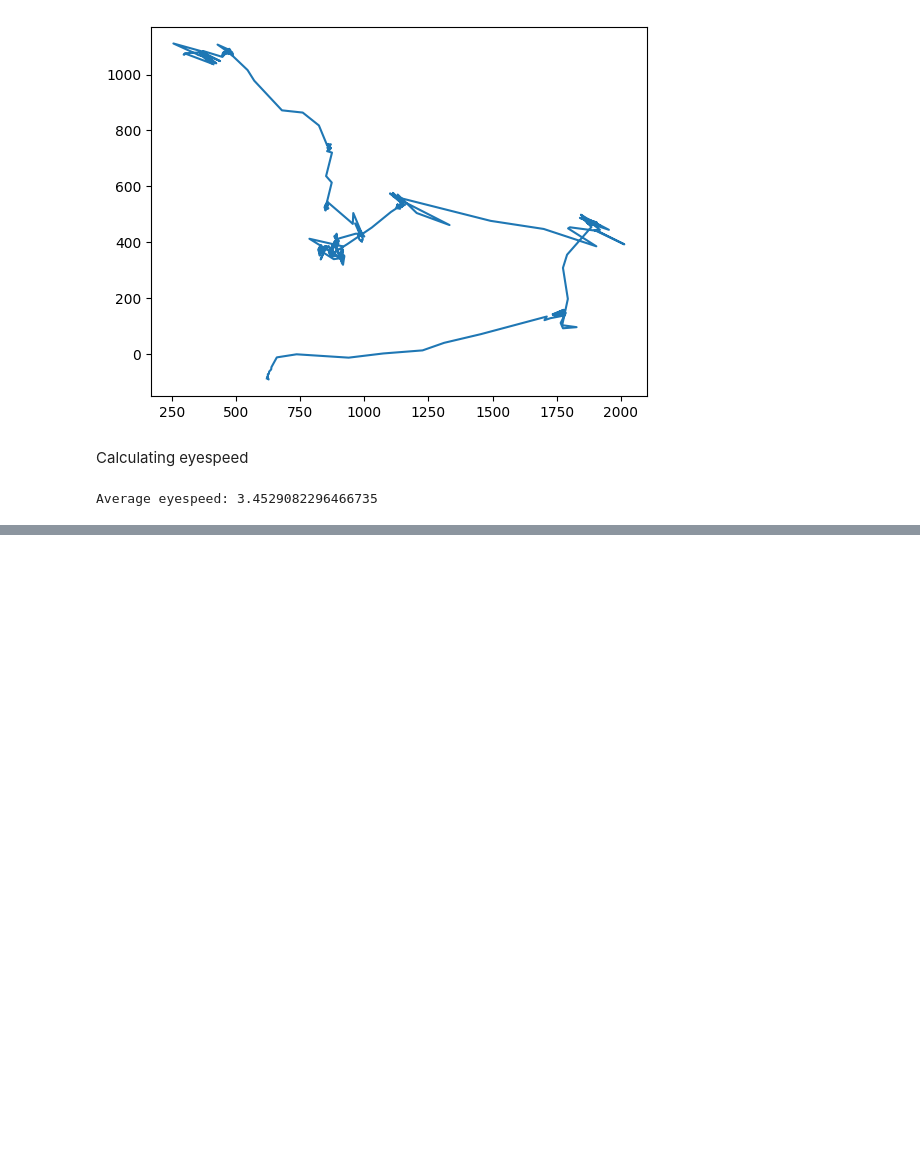
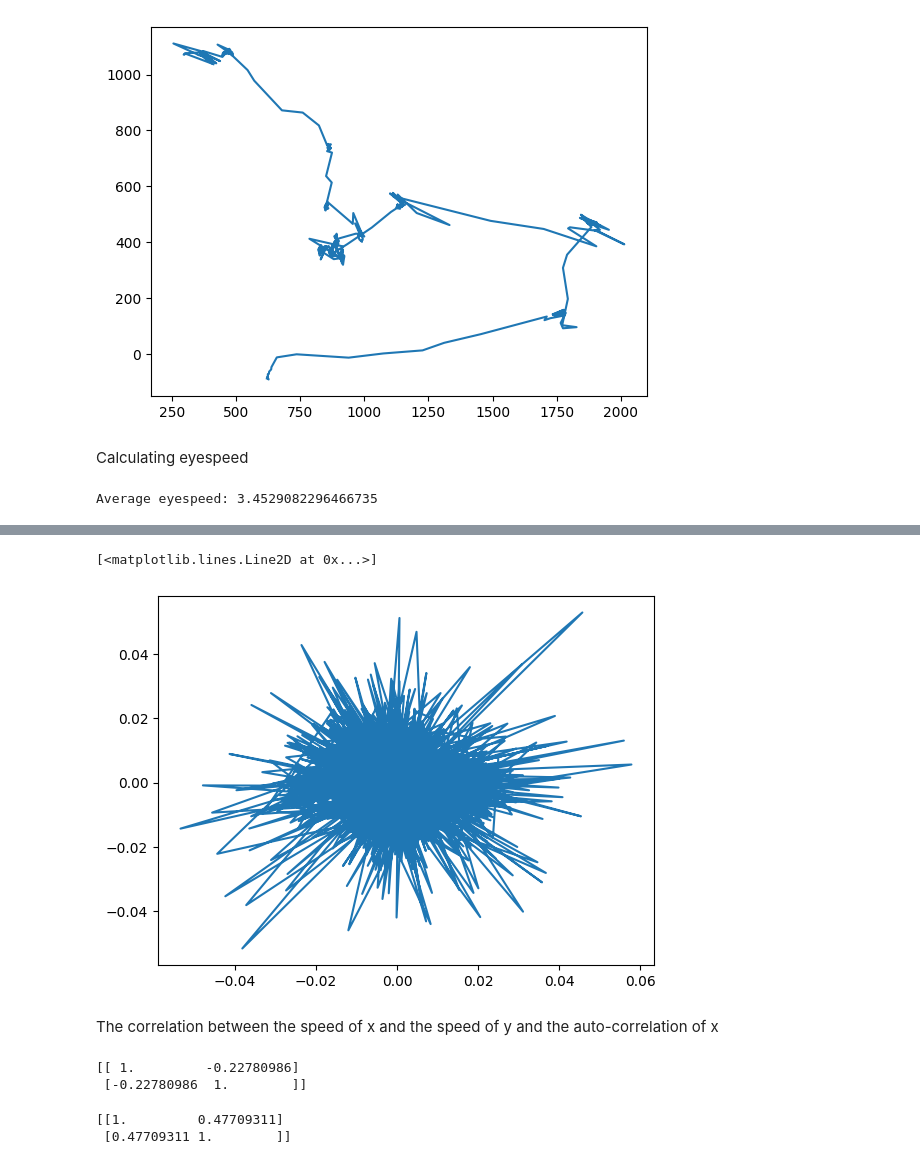
Before and after one commit to KhalidAFarah/StatisticalLearning, a Jupyter notebook: week1/assignment.ipynb, the cells around one changed output, grey strips where cells are left out. Cells and saved outputs as stored; diff of their text form; code cells hidden in the pictures; blank space fills up the shorter version.

```diff
--- a/week1/assignment.ipynb
+++ b/week1/assignment.ipynb
@@ -151,0 +178,18 @@ row['Gaze point X']
+# %%
+plt.plot(vx, vy)
+# %% [output]
+[<matplotlib.lines.Line2D at 0x...>]
+[figure, added]
+# %% [markdown]
+The correlation between the speed of x and the speed of y and the auto-correlation of x
+# %%
+# pd.corr(vx, vy)
+print(np.corrcoef(vx, vy)) # direction and speed as x or y grows by one
+# %% [output]
+[[ 1.         -0.22780986]
+ [-0.22780986  1.        ]]
+# %%
+print(np.corrcoef(np.abs(vx), np.abs(vy))) # the absolute growth as x or y grows by one
+# %% [output]
+[[1.         0.47709311]
+ [0.47709311 1.        ]]
```
Also changed, not shown: parts of 6 cells of this notebook, 44 other files.
